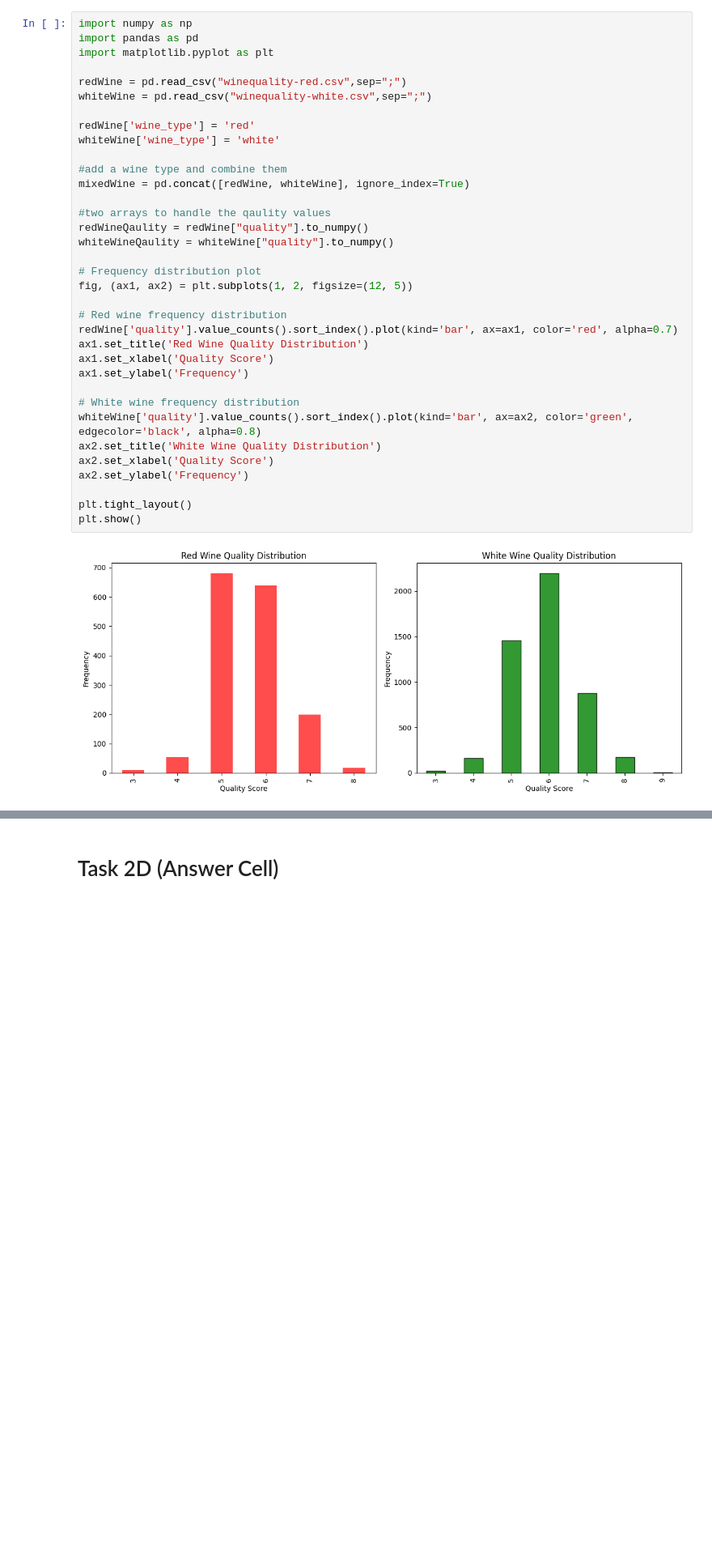
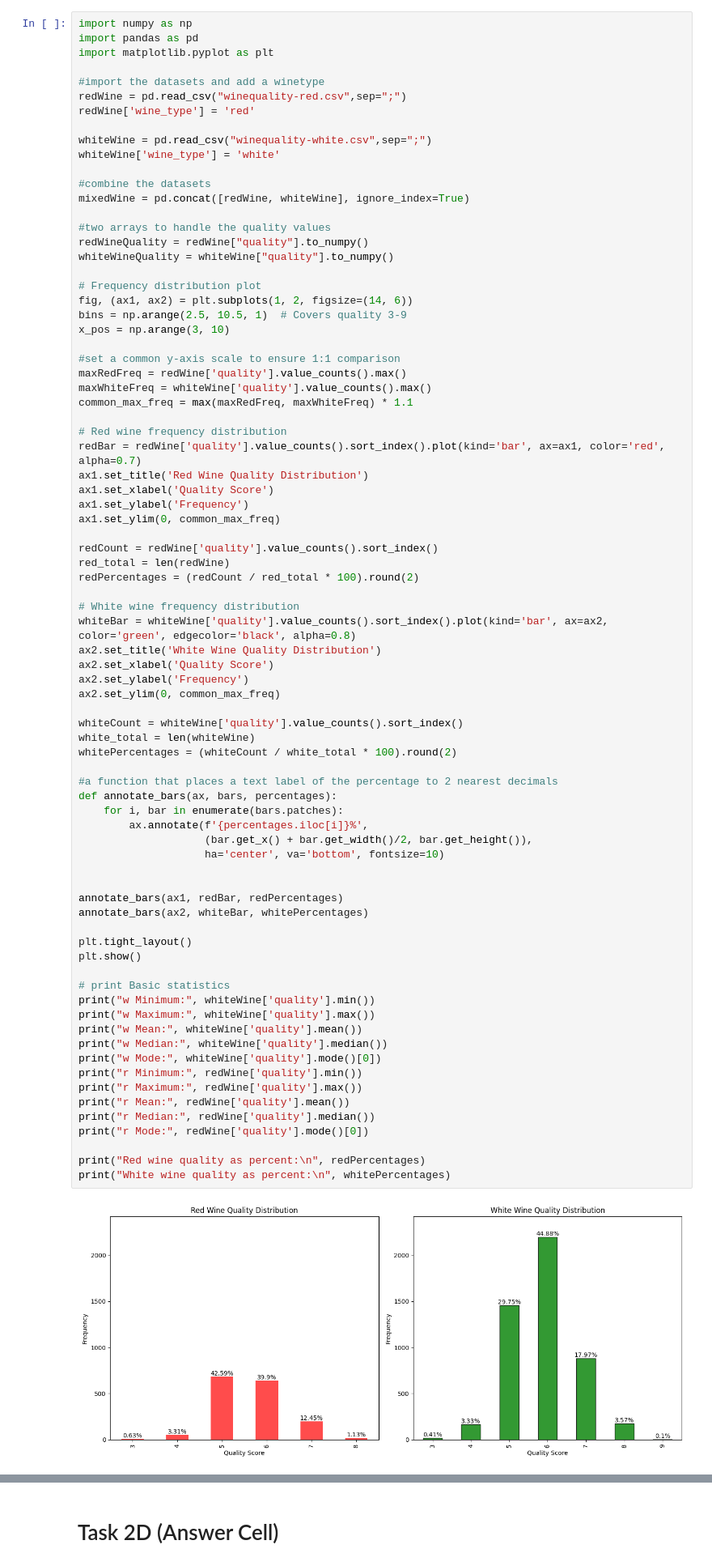
Before and after one commit to Mrkleen0313/MachineLearningAssignement, a Jupyter notebook: ML_2526_assessment (1).ipynb, the cells around one changed output, grey strips where cells are left out. Shown at 81% size. Cells and saved outputs as stored; diff of their text form; blank space fills up the shorter version.

Commit message:
task 2 completed with annotated percentages

```diff
--- a/ML_2526_assessment (1).ipynb
+++ b/ML_2526_assessment (1).ipynb
@@ -126,37 +126,81 @@ print(mixedWine.describe())#print basic statistics
 # %%
 import numpy as np
 import pandas as pd
 import matplotlib.pyplot as plt
 
+#import the datasets and add a winetype
 redWine = pd.read_csv("winequality-red.csv",sep=";")
+redWine['wine_type'] = 'red'
+
 whiteWine = pd.read_csv("winequality-white.csv",sep=";")
-
-redWine['wine_type'] = 'red'
 whiteWine['wine_type'] = 'white'
 
-#add a wine type and combine them
+#combine the datasets
 mixedWine = pd.concat([redWine, whiteWine], ignore_index=True)
 
-#two arrays to handle the qaulity values
-redWineQaulity = redWine["quality"].to_numpy()
-whiteWineQaulity = whiteWine["quality"].to_numpy()
+#two arrays to handle the quality values
+redWineQuality = redWine["quality"].to_numpy()
+whiteWineQuality = whiteWine["quality"].to_numpy()
 
 # Frequency distribution plot
-fig, (ax1, ax2) = plt.subplots(1, 2, figsize=(12, 5))
+fig, (ax1, ax2) = plt.subplots(1, 2, figsize=(14, 6))
+bins = np.arange(2.5, 10.5, 1)  # Covers quality 3-9
+x_pos = np.arange(3, 10)
+
+#set a common y-axis scale to ensure 1:1 comparison
+maxRedFreq = redWine['quality'].value_counts().max()
+maxWhiteFreq = whiteWine['quality'].value_counts().max()
+common_max_freq = max(maxRedFreq, maxWhiteFreq) * 1.1
 
 # Red wine frequency distribution
-redWine['quality'].value_counts().sort_index().plot(kind='bar', ax=ax1, color='red', alpha=0.7)
+redBar = redWine['quality'].value_counts().sort_index().plot(kind='bar', ax=ax1, color='red', alpha=0.7)
 ax1.set_title('Red Wine Quality Distribution')
 ax1.set_xlabel('Quality Score')
 ax1.set_ylabel('Frequency')
+ax1.set_ylim(0, common_max_freq)
+
+redCount = redWine['quality'].value_counts().sort_index()
+red_total = len(redWine)
+redPercentages = (redCount / red_total * 100).round(2)
 
 # White wine frequency distribution
-whiteWine['quality'].value_counts().sort_index().plot(kind='bar', ax=ax2, color='green', edgecolor='black', alpha=0.8)
+whiteBar = whiteWine['quality'].value_counts().sort_index().plot(kind='bar', ax=ax2, color='green', edgecolor='black', alpha=0.8)
 ax2.set_title('White Wine Quality Distribution')
 ax2.set_xlabel('Quality Score')
 ax2.set_ylabel('Frequency')
+ax2.set_ylim(0, common_max_freq)
+
+whiteCount = whiteWine['quality'].value_counts().sort_index()
+white_total = len(whiteWine)
+whitePercentages = (whiteCount / white_total * 100).round(2)
+
+#a function that places a text label of the percentage to 2 nearest decimals
+def annotate_bars(ax, bars, percentages):
+    for i, bar in enumerate(bars.patches):
+        ax.annotate(f'{percentages.iloc[i]}%',
+                    (bar.get_x() + bar.get_width()/2, bar.get_height()),
+                    ha='center', va='bottom', fontsize=10)
+
+
+annotate_bars(ax1, redBar, redPercentages)
+annotate_bars(ax2, whiteBar, whitePercentages)
 
 plt.tight_layout()
 plt.show()
+
+# print Basic statistics
+print("w Minimum:", whiteWine['quality'].min())
+print("w Maximum:", whiteWine['quality'].max())
+print("w Mean:", whiteWine['quality'].mean())
+print("w Median:", whiteWine['quality'].median())
+print("w Mode:", whiteWine['quality'].mode()[0])
+print("r Minimum:", redWine['quality'].min())
+print("r Maximum:", redWine['quality'].max())
+print("r Mean:", redWine['quality'].mean())
+print("r Median:", redWine['quality'].median())
+print("r Mode:", redWine['quality'].mode()[0])
+
+print("Red wine quality as percent:\n", redPercentages)
+print("White wine quality as percent:\n", whitePercentages)
 # %% [output]
-[figure, old version]
+[figure, new version]
```
Also changed, not shown: parts of 2 cells of this notebook.
